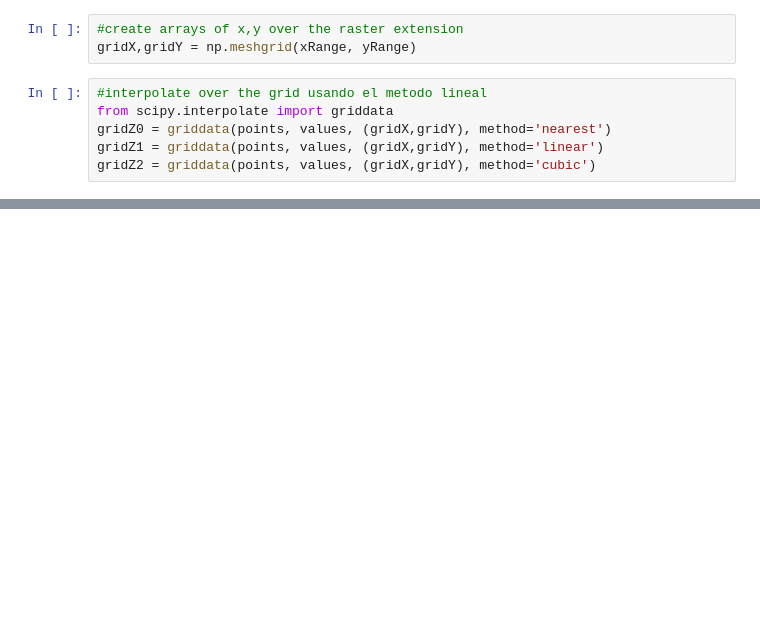
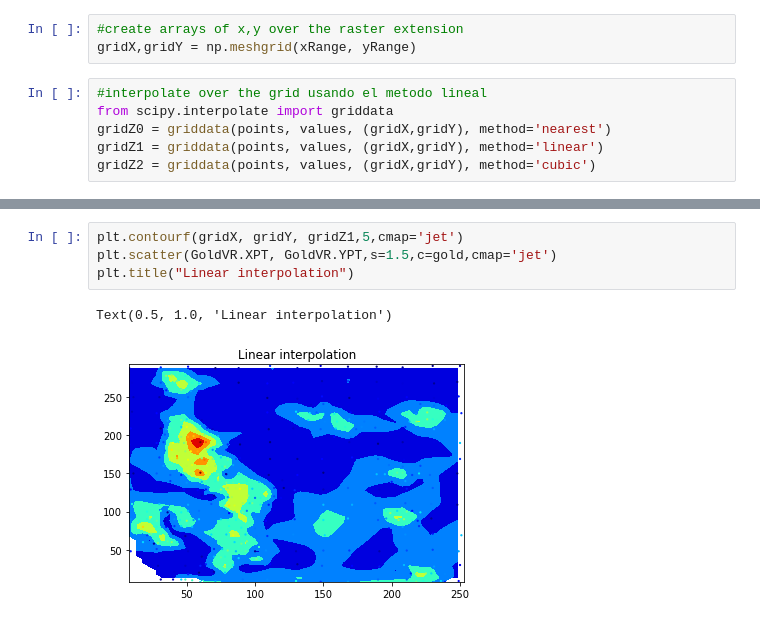
Before and after one commit to hugosoliss/EDAPythonForGeostatician, a Jupyter notebook: Location.ipynb, the cells around one changed output, grey strips where cells are left out. Saved outputs shown, nothing was run; the diff lists cells and outputs as text; blank space fills up the shorter version.

```diff
--- a/Location.ipynb
+++ b/Location.ipynb
@@ -130,0 +159,7 @@ fig.tight_layout()
+# %%
+plt.contourf(gridX, gridY, gridZ1,5,cmap='jet')
+plt.scatter(GoldVR.XPT, GoldVR.YPT,s=1.5,c=gold,cmap='jet')
+plt.title("Linear interpolation")
+# %% [output]
+Text(0.5, 1.0, 'Linear interpolation')
+[figure, added]
```
Also changed, not shown: parts of 15 cells of this notebook.
